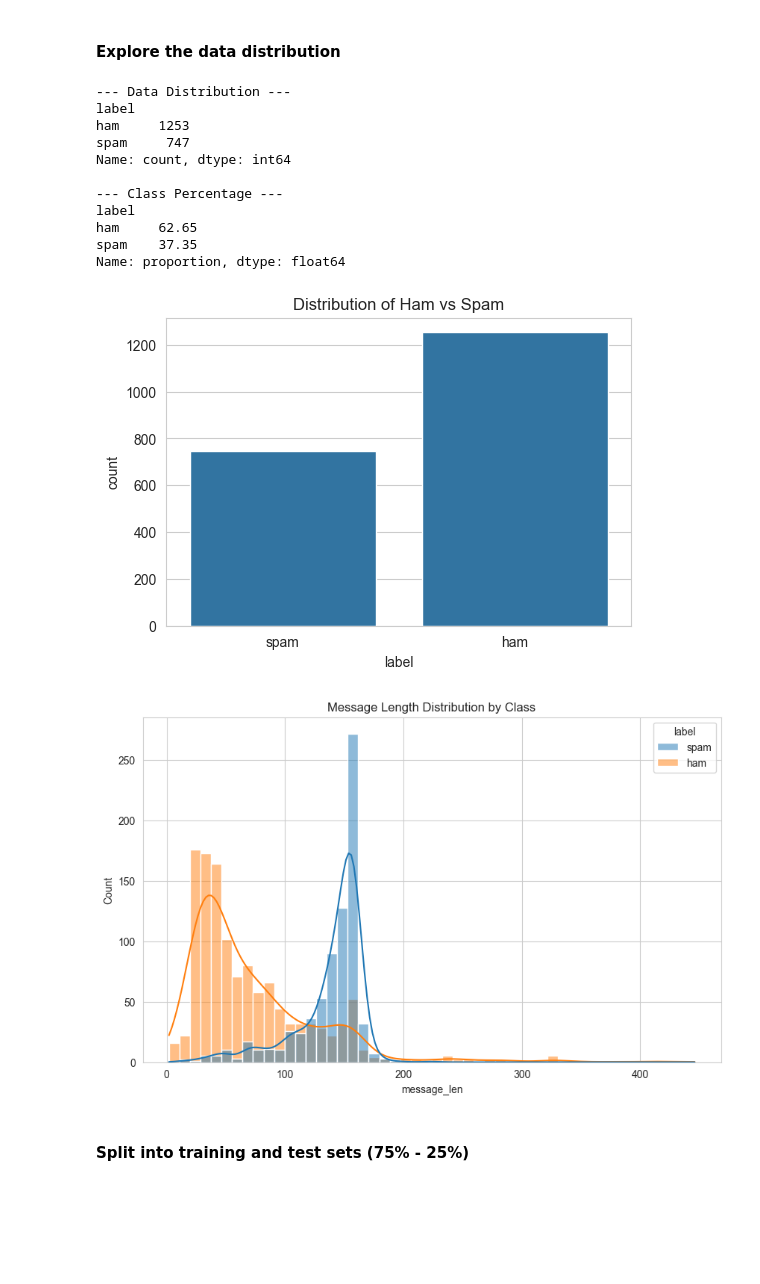
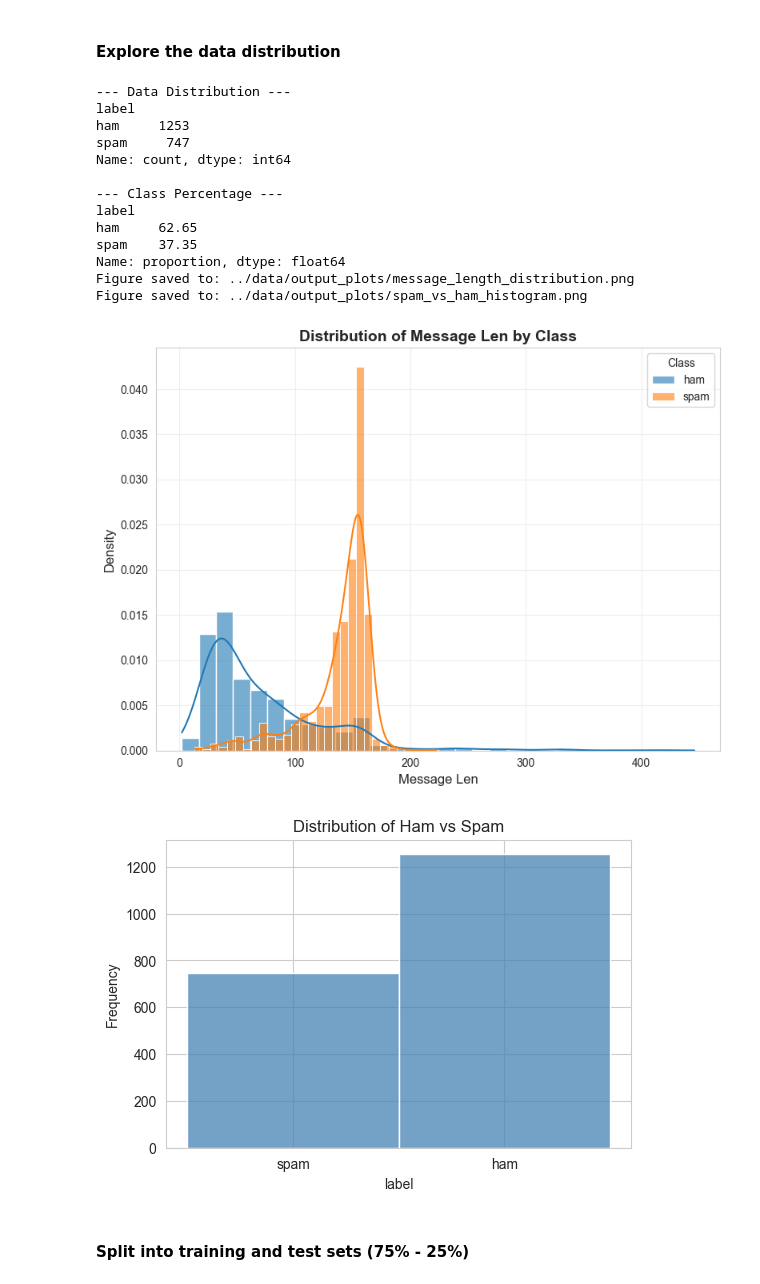
Before and after one commit to Mostafa-Allahmoradi/PROG8245_Final_Project, a Jupyter notebook: Notebooks/TF_IDF_Demo.ipynb, the cells around one changed output. Cells and saved outputs as stored; diff of their text form; code cells hidden in the pictures; blank space fills up the shorter version.

Commit message:
Moved the plot generating code to Visualizer.py and did some cleanups. Final Commit - Mostafa

```diff
--- a/Notebooks/TF_IDF_Demo.ipynb
+++ b/Notebooks/TF_IDF_Demo.ipynb
@@ -119,38 +116,35 @@ Total messages after balancing: 2000
 # %%
 # Explore data distribution after balancing the dataset
 
 print("\n--- Data Distribution ---")
 print(data_processor.data['label'].value_counts())
 
 print("\n--- Class Percentage ---")
 print(data_processor.data['label'].value_counts(normalize=True) * 100)
 
 data_processor.feature_engineering()
 
-# Visualize the distribution
-plt.figure(figsize=(6, 4))
-sns.countplot(x='label', data=data_processor.data)
-plt.title('Distribution of Ham vs Spam')
-plt.show()
+# Visualize the message length distribution for spam and ham messages
+_ = visualizer.plot_distribution_comparison(data_processor.data, 'message_len', 'label', save_path="../data/output_plots/message_length_distribution.png")
 
-plt.figure(figsize=(10, 6))
-sns.histplot(data=data_processor.data, x='message_len', hue='label', bins=50, kde=True)
-plt.title('Message Length Distribution by Class')
-plt.show()
+# Visualize the spam vs ham distribution
+_ = visualizer.plot_histogram(data_processor.data, feature="label", title="Distribution of Ham vs Spam", xlabel="label", save_path="../data/output_plots/spam_vs_ham_histogram.png")
 # %% [output]
 --- Data Distribution ---
 label
 ham     1253
 spam     747
 Name: count, dtype: int64
 
 --- Class Percentage ---
 label
 ham     62.65
 spam    37.35
 Name: proportion, dtype: float64
+Figure saved to: ../data/output_plots/message_length_distribution.png
+Figure saved to: ../data/output_plots/spam_vs_ham_histogram.png
-[figure, old version]
+[figure, new version]
-[figure, old version]
+[figure, new version]
 # %% [markdown]
 #### Split into training and test sets (75% - 25%)
 # %%
```
Also changed, not shown: parts of 6 cells of this notebook, 2 other files.
